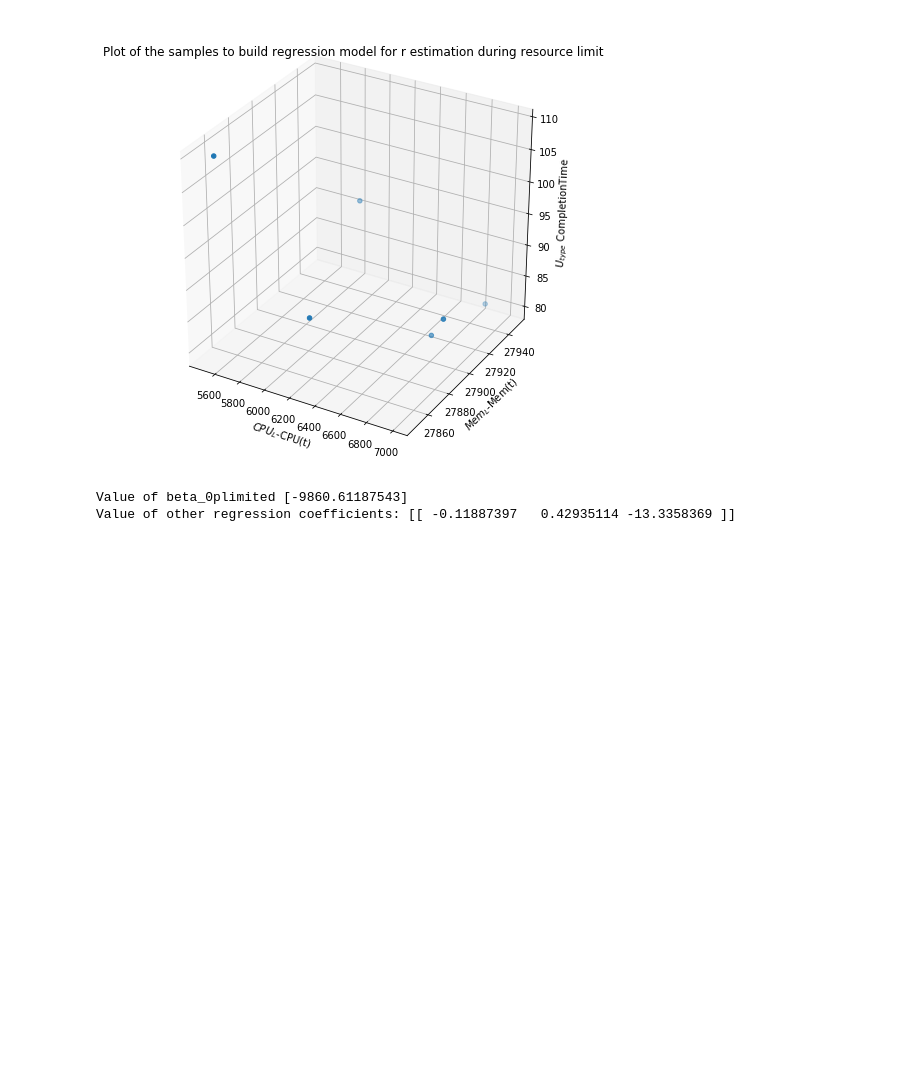
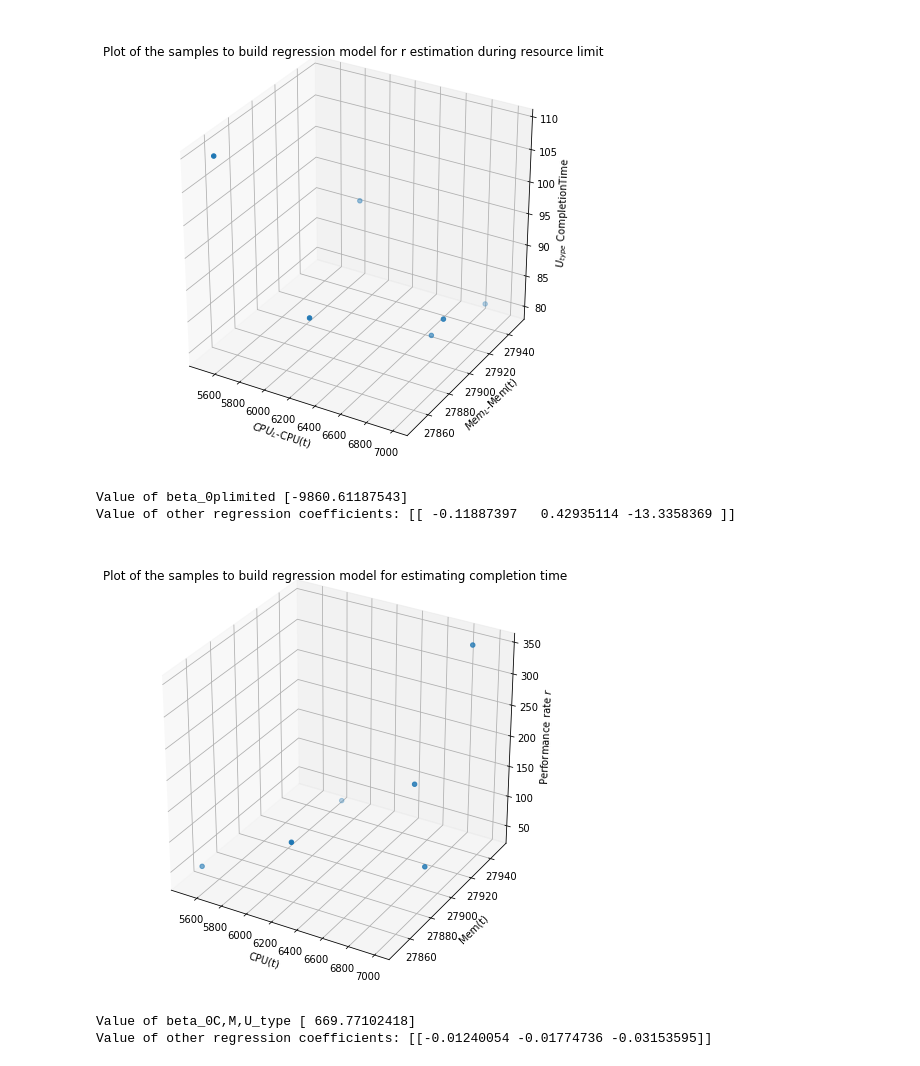
Before and after one commit to rkarn/Evolutionary-Architecture-Learning, a Jupyter notebook: Optimization/Regression-Models.ipynb, the cells around one changed output. Drawn from its saved outputs; the diff is of its cells as text; code cells hidden in the pictures; blank space fills up the shorter version.

```diff
--- a/Optimization/Regression-Models.ipynb
+++ b/Optimization/Regression-Models.ipynb
@@ -32,3 +79,28 @@ print 'Value of other regression coefficients:',linear_regressor.coef_
 [figure]
 Value of beta_0plimited [-9860.61187543]
 Value of other regression coefficients: [[ -0.11887397   0.42935114 -13.3358369 ]]
+# %%
+#Estimate of the completion time of user's request processing
+fig = plt.figure(figsize=(8,8))
+ax = plt.axes(projection='3d')
+ax.scatter3D(CPU, Mem,users_req_rate, 'gray' )
+ax.set_xlabel('CPU(t)')
+ax.set_ylabel('Mem(t)')
+ax.set_zlabel('Performance rate $r$')
+ax.set_title('Plot of the samples to build regression model for estimating completion time')
+plt.show()
+
+X=np.array([CPU,Mem,users_req_rate])
+X= X.T
+Y = np.array(user_req_completion_time).reshape(-1, 1)
+
+linear_regressor = LinearRegression()  # create object for the class
+linear_regressor.fit(X, Y)  # perform linear regression
+#Y_pred = linear_regressor.predict(X)  # make predictions
+
+print 'Value of beta_0C,M,U_type',linear_regressor.intercept_
+print 'Value of other regression coefficients:',linear_regressor.coef_
+# %% [output]
+[figure, added]
+Value of beta_0C,M,U_type [ 669.77102418]
+Value of other regression coefficients: [[-0.01240054 -0.01774736 -0.03153595]]
```
Also changed, not shown: parts of 4 cells of this notebook.
